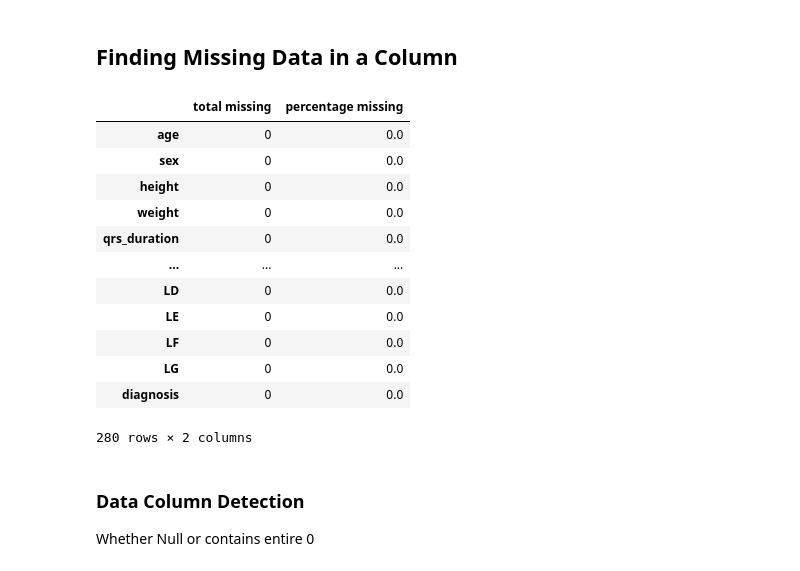
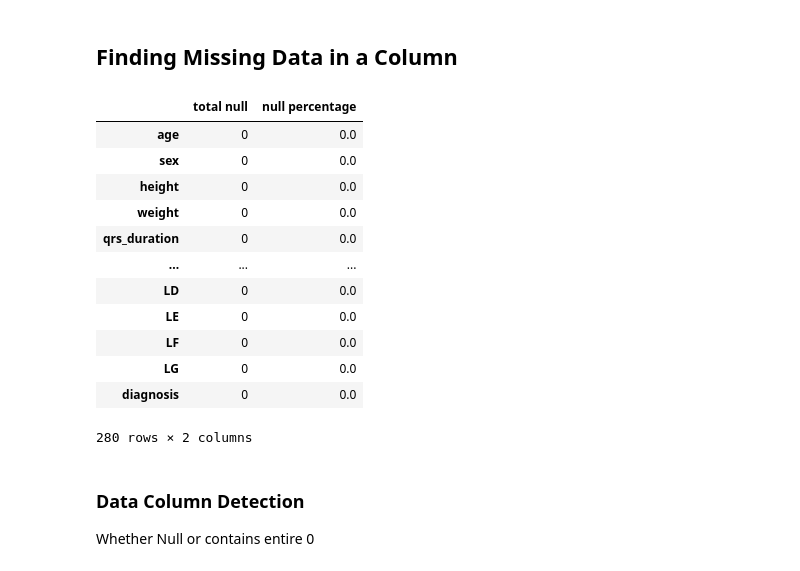
Before and after one commit to ikhsansdqq/MachineLearning, a Jupyter notebook: naive-bayes-v3.ipynb, the cells around one changed output. Cells and saved outputs as stored; diff of their text form; code cells hidden in the pictures.

```diff
--- a/naive-bayes-v3.ipynb
+++ b/naive-bayes-v3.ipynb
@@ -65,10 +92,10 @@ plt.show()
 ## Finding Missing Data in a Column
 # %%
 missing_data = pd.DataFrame(
-    {'total missing': df.isnull().sum(), 'percentage missing': (df.isnull().sum() / 82790) * 100})
+    {'total null': df.isnull().sum(), 'null percentage': (df.isnull().sum() / 82790) * 100})
 missing_data
 # %% [output]
-|  | total missing | percentage missing |
+|  | total null | null percentage |
 | age | 0 | 0.0 |
 | sex | 0 | 0.0 |
 | height | 0 | 0.0 |
```
Also changed, not shown: parts of 23 cells of this notebook, 2 other files.
